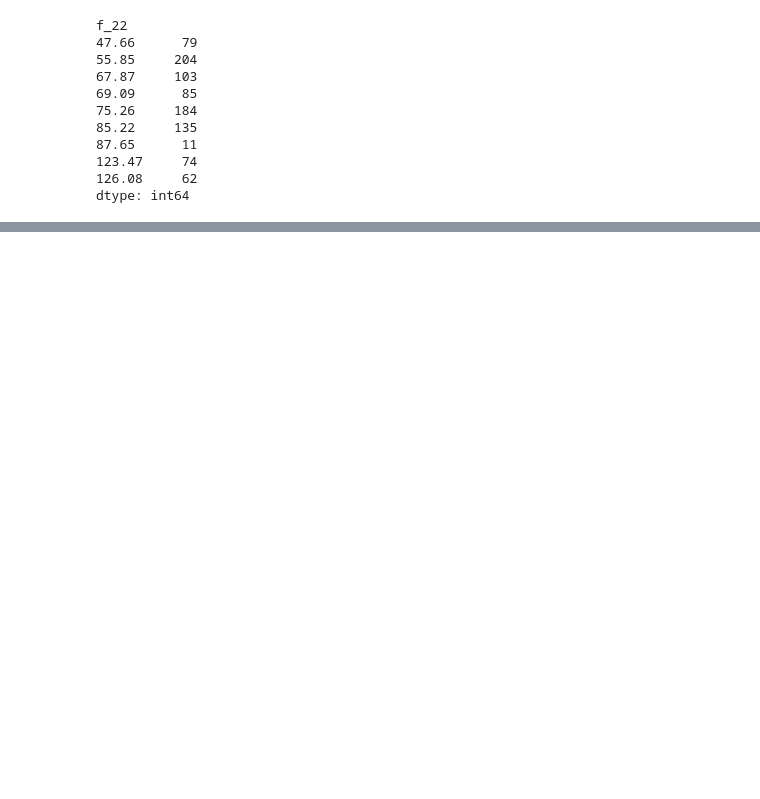
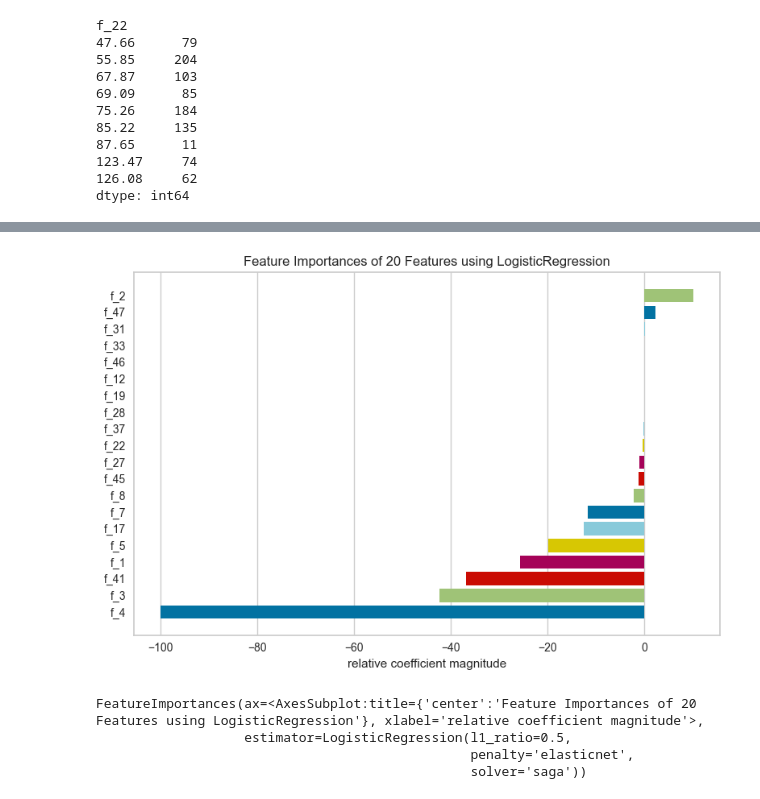
Before and after one commit to Dnbg1982/Oil-Gas-Projects, a Jupyter notebook: Oil_Spill/Notebook/Oil_Spill.ipynb, the cells around one changed output, grey strips where cells are left out. Cells and saved outputs as stored; diff of their text form; code cells hidden in the pictures; blank space fills up the shorter version.

```diff
--- a/Oil_Spill/Notebook/Oil_Spill.ipynb
+++ b/Oil_Spill/Notebook/Oil_Spill.ipynb
@@ -75,0 +153,10 @@ dtype: int64
+# %%
+import warnings
+warnings.filterwarnings("ignore")
+feature_importances(LogisticRegression(penalty='elasticnet', solver='saga', l1_ratio=0.5), X, Y, stack=False)
+# %% [output]
+[figure, added]
+FeatureImportances(ax=<AxesSubplot:title={'center':'Feature Importances of 20 Features using LogisticRegression'}, xlabel='relative coefficient magnitude'>,
+                   estimator=LogisticRegression(l1_ratio=0.5,
+                                                penalty='elasticnet',
+                                                solver='saga'))
```
Also changed, not shown: parts of 14 cells of this notebook.
